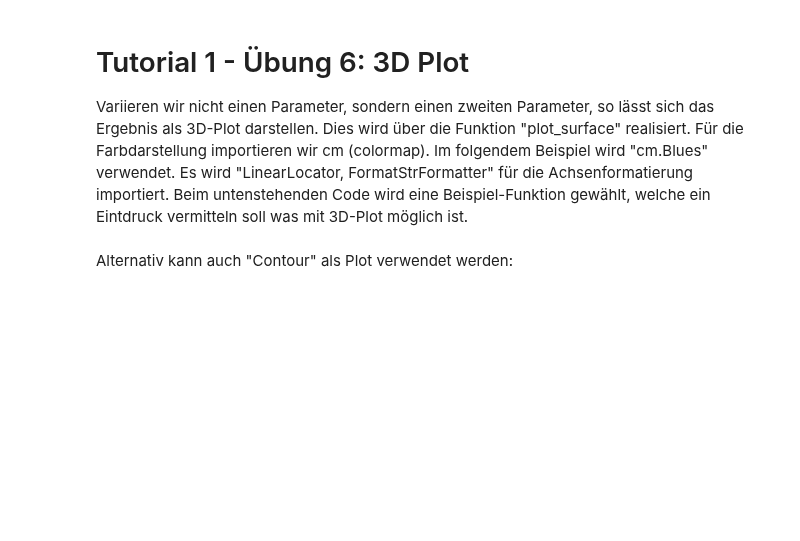
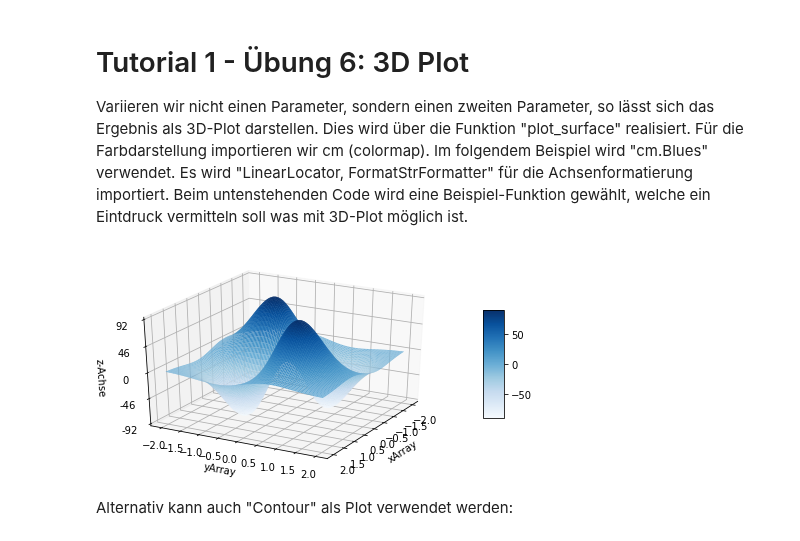
Before and after one commit to markstaler/pv4ing, a Jupyter notebook: IntroPython.ipynb, the cells around one changed output. Cells and saved outputs as stored; diff of their text form; code cells hidden in the pictures; blank space fills up the shorter version.

```diff
--- a/IntroPython.ipynb
+++ b/IntroPython.ipynb
@@ -333,34 +335,36 @@ from matplotlib.ticker import LinearLocator, FormatStrFormatter
 
 xArray=np.linspace(-2, 2,  90)
 yArray=np.linspace(-2, 2, 110)
 
 ### Initialisierung, d.h. es werden Array mit Nullen (zeros) erzeugt
 zMatrix = np.zeros((yArray.size, xArray.size))
 
 for x in range(xArray.size):
     a = xArray[x]
     for y in range(yArray.size):
         b = yArray[y]
 #…Berechnungscode….Anfang
         berechneteDaten = 500*a*b*np.exp(-a**2-b**2)
 #…Berechnungscode….Ende
 
         zMatrix[y,x]= berechneteDaten
 
-fig = plt.figure(4, figsize=(8,4))
+fig = plt.figure(2, figsize=(8,4))
 ax = fig.gca(projection='3d')
 X, Y = np.meshgrid(xArray, yArray)
 surf = ax.plot_surface(X, Y, zMatrix, \
                        rstride=1, cstride=1,\
                        cmap=cm.Blues, linewidth=0.2)
 ax.set_xlabel('xArray')
 ax.set_ylabel('yArray')
 ax.set_zlabel('z-Achse')
 ax.zaxis.set_major_locator(LinearLocator(5)) # Definiert Anzahl Teilstriche
 ax.zaxis.set_major_formatter(FormatStrFormatter('%.f')) # Formatierung Zahl
 fig.colorbar(surf, shrink=0.5, aspect=5)
 ax.view_init(azim=29, elev=29)
 plt.show()
+# %% [output]
+[figure, added]
 # %% [markdown]
 Alternativ kann auch "Contour" als Plot verwendet werden:
 # %%
```
Also changed, not shown: parts of 6 cells of this notebook.
